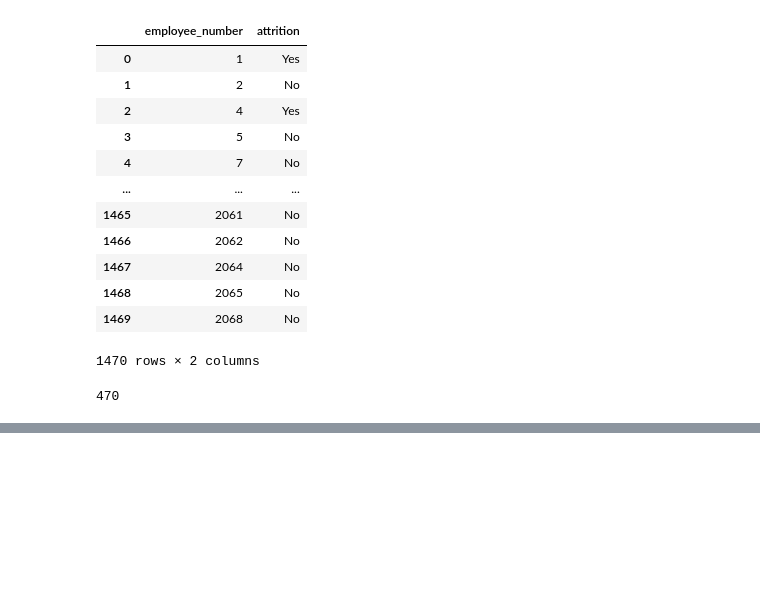
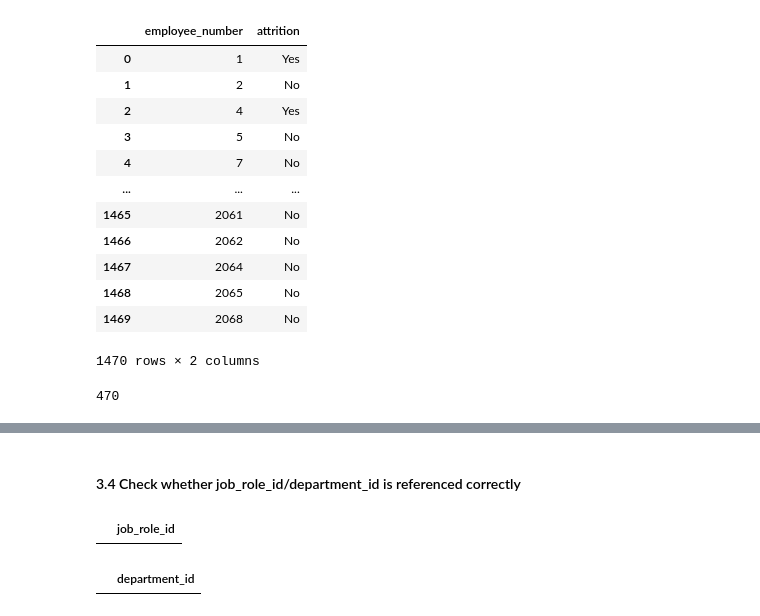
Before and after one commit to XiangdongWang3/hr-etl-pipeline, a Jupyter notebook: M.S. of AA/APAN 5310 SQL/5310_Project/5310_ETL.ipynb, the cells around one changed output, grey strips where cells are left out. Drawn from its saved outputs; the diff is of its cells as text; code cells hidden in the pictures; blank space fills up the shorter version.

```diff
--- a/M.S. of AA/APAN 5310 SQL/5310_Project/5310_ETL.ipynb
+++ b/M.S. of AA/APAN 5310 SQL/5310_Project/5310_ETL.ipynb
@@ -679,0 +758,26 @@ attrition_status_df.to_sql(
+# %% [markdown]
+#### 3.4 Check whether job_role_id/department_id is referenced correctly
+# %%
+stmt = """
+    SELECT DISTINCT job_role_id
+    FROM workassignments
+    WHERE job_role_id NOT IN (SELECT job_role_id FROM job_roles)
+"""
+
+results = connection.execute(stmt).fetchall()
+jobrole_refs = pd.DataFrame(results, columns=results[0].keys()) if results else pd.DataFrame(columns=['job_role_id'])
+jobrole_refs
+# %% [output]
+|  | job_role_id |
+# %%
+stmt = """
+    SELECT DISTINCT department_id
+    FROM employees
+    WHERE department_id NOT IN (SELECT department_id FROM departments)
+"""
+
+results = connection.execute(stmt).fetchall()
+dept_refs = pd.DataFrame(results, columns=results[0].keys()) if results else pd.DataFrame(columns=['department_id'])
+dept_refs
+# %% [output]
+|  | department_id |
```
Also changed, not shown: parts of 9 cells of this notebook.
